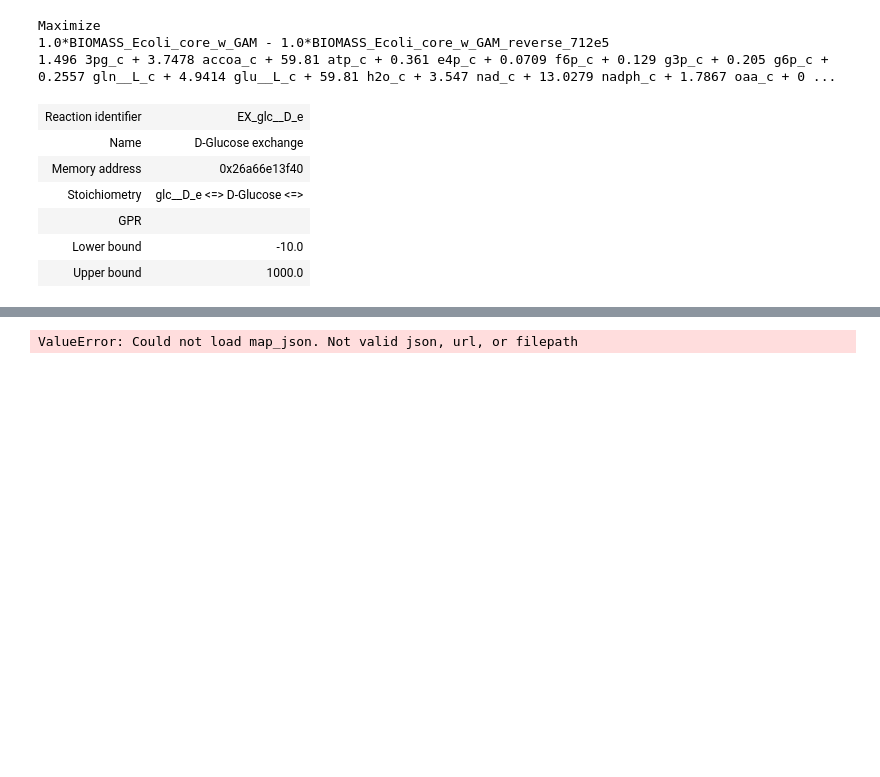
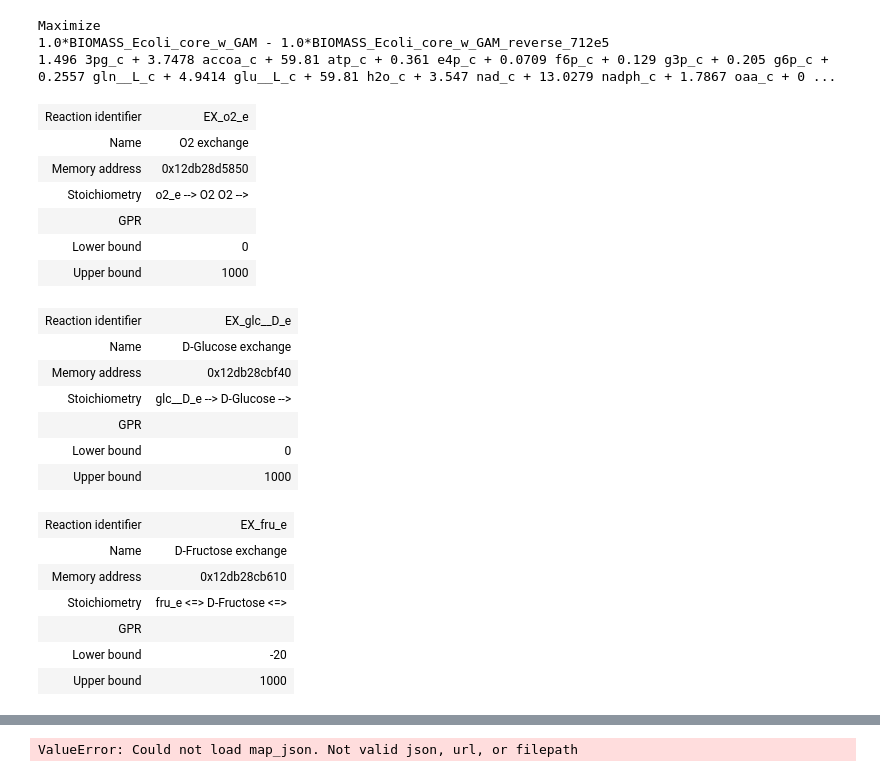
Before and after one commit to JackLora/mge-project, a Jupyter notebook: Minimal_e_coli.ipynb, the cells around one changed output, grey strips where cells are left out. Cells and saved outputs as stored; diff of their text form; code cells hidden in the pictures; blank space fills up the shorter version.

```diff
--- a/Minimal_e_coli.ipynb
+++ b/Minimal_e_coli.ipynb
@@ -32,16 +32,35 @@ print(obj_fnc.reaction)
 Maximize
 1.0*BIOMASS_Ecoli_core_w_GAM - 1.0*BIOMASS_Ecoli_core_w_GAM_reverse_712e5
 1.496 3pg_c + 3.7478 accoa_c + 59.81 atp_c + 0.361 e4p_c + 0.0709 f6p_c + 0.129 g3p_c + 0.205 g6p_c + 0.2557 gln__L_c + 4.9414 glu__L_c + 59.81 h2o_c + 3.547 nad_c + 13.0279 nadph_c + 1.7867 oaa_c + 0 ...
-# %%
-display(ecoli_core.reactions.get_by_id('EX_glc__D_e'))
-# %% [output]
-| Reaction identifier | EX_glc__D_e |
-| Name | D-Glucose exchange |
-| Memory address | 0x26a66e13f40 |
-| Stoichiometry | glc__D_e <=> D-Glucose <=> |
-| GPR |  |
-| Lower bound | -10.0 |
-| Upper bound | 1000.0 |
+# %%
+ecoli_core.reactions.EX_o2_e.bounds = [0,1000]
+ecoli_core.reactions.EX_glc__D_e.bounds = [0, 1000]
+ecoli_core.reactions.EX_fru_e.bounds = [-20, 1000]
+display(ecoli_core.reactions.EX_o2_e)
+display(ecoli_core.reactions.EX_glc__D_e)
+display(ecoli_core.reactions.EX_fru_e)
+# %% [output]
+| Reaction identifier | EX_o2_e |
+| Name | O2 exchange |
+| Memory address | 0x12db28d5850 |
+| Stoichiometry | o2_e --> O2 O2 --> |
+| GPR |  |
+| Lower bound | 0 |
+| Upper bound | 1000 |
+| Reaction identifier | EX_glc__D_e |
+| Name | D-Glucose exchange |
+| Memory address | 0x12db28cbf40 |
+| Stoichiometry | glc__D_e --> D-Glucose --> |
+| GPR |  |
+| Lower bound | 0 |
+| Upper bound | 1000 |
+| Reaction identifier | EX_fru_e |
+| Name | D-Fructose exchange |
+| Memory address | 0x12db28cb610 |
+| Stoichiometry | fru_e <=> D-Fructose <=> |
+| GPR |  |
+| Lower bound | -20 |
+| Upper bound | 1000 |
 # %%
 solution = ecoli_core.optimize()
 display(solution)
```
Also changed, not shown: parts of 6 cells of this notebook.
